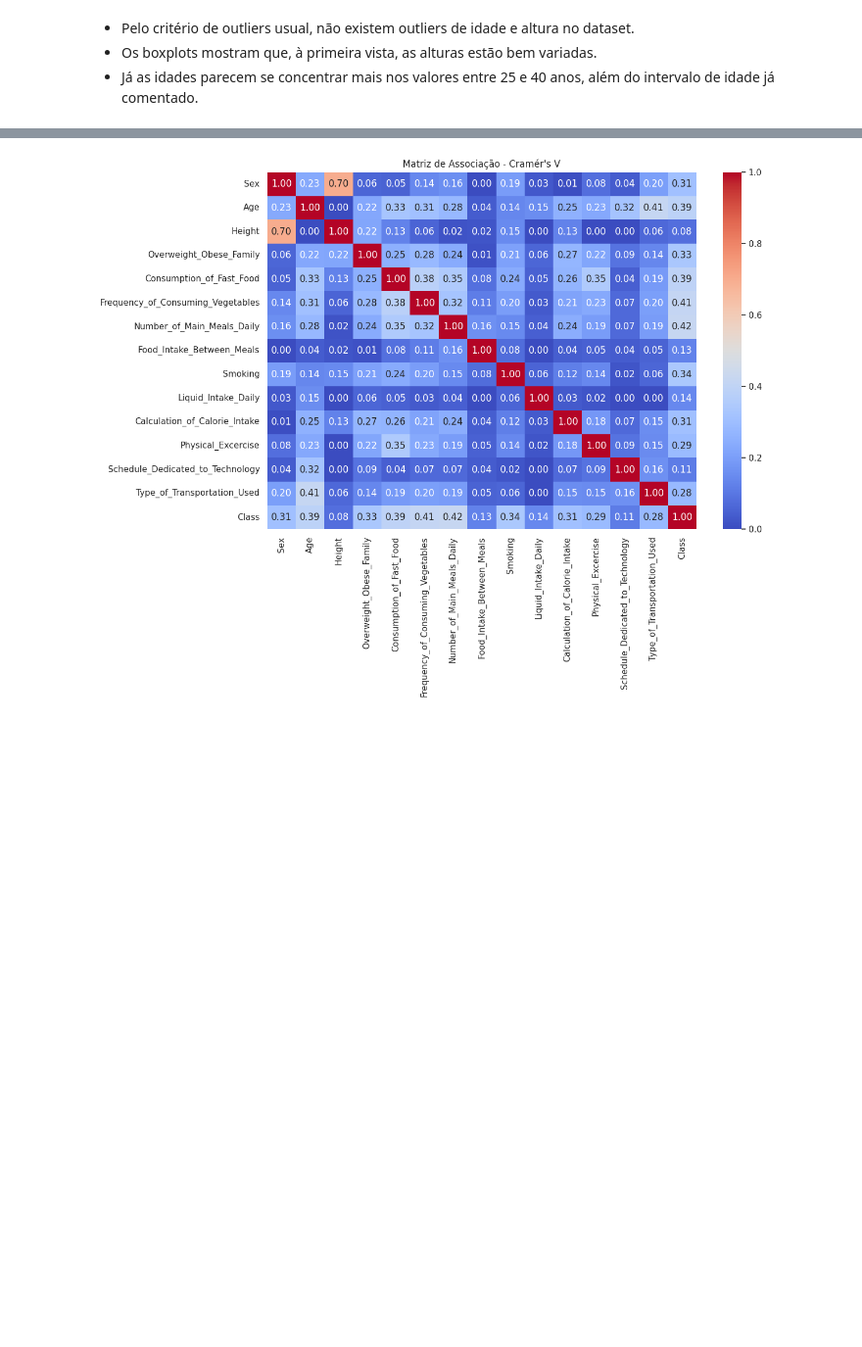
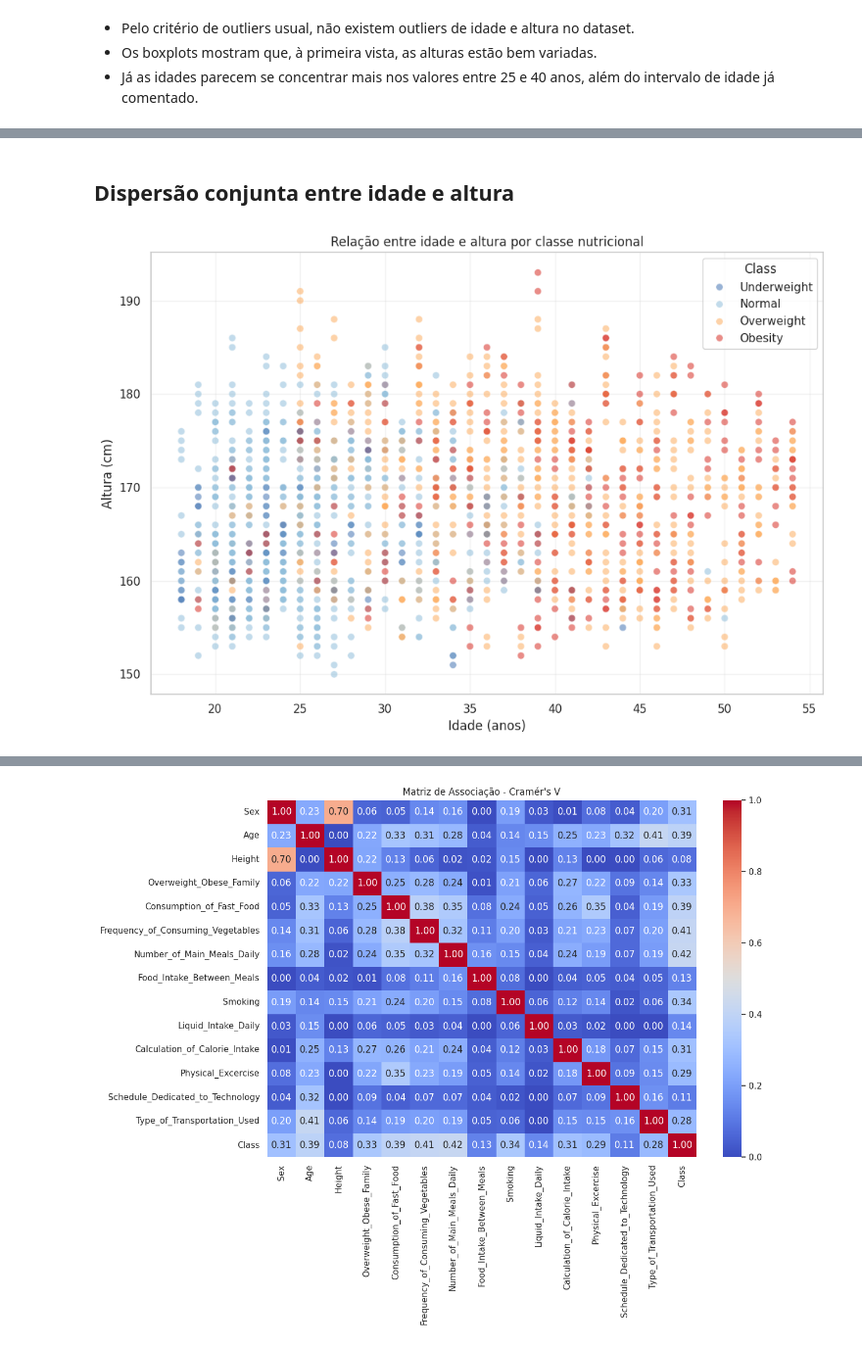
Before and after one commit to Cairo-Henrique/obesity-biostatistics, a Jupyter notebook: Obesity_Biostat_Analysis.ipynb, the cells around one changed output, grey strips where cells are left out. Shown at 98% size. Cells and saved outputs as stored; diff of their text form; code cells hidden in the pictures; blank space fills up the shorter version.

```diff
--- a/Obesity_Biostat_Analysis.ipynb
+++ b/Obesity_Biostat_Analysis.ipynb
@@ -987,0 +1108,24 @@ Height         0          1610              0.0
+# %% [markdown]
+## Dispersão conjunta entre idade e altura
+# %%
+plt.figure(figsize=(10, 7))
+
+sns.scatterplot(
+    data=dados_ecdf,
+    x='Age',
+    y='Height',
+    hue='Class',
+    hue_order=ordem_classes,
+    palette=paleta,
+    alpha=0.55,
+    s=45
+)
+
+plt.title('Relação entre idade e altura por classe nutricional')
+plt.xlabel('Idade (anos)')
+plt.ylabel('Altura (cm)')
+plt.grid(alpha=0.25)
+plt.tight_layout()
+plt.show()
+# %% [output]
+[figure, added]
```
Also changed, not shown: parts of 14 cells of this notebook.
